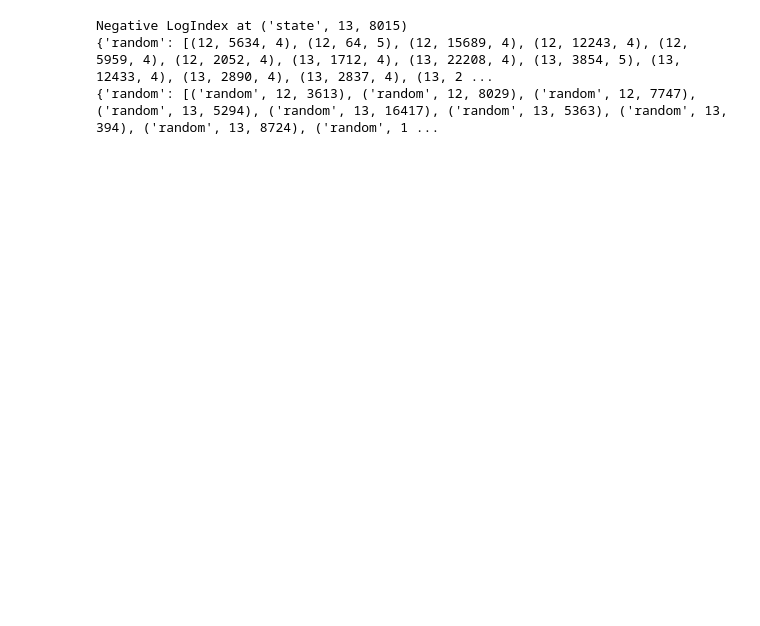
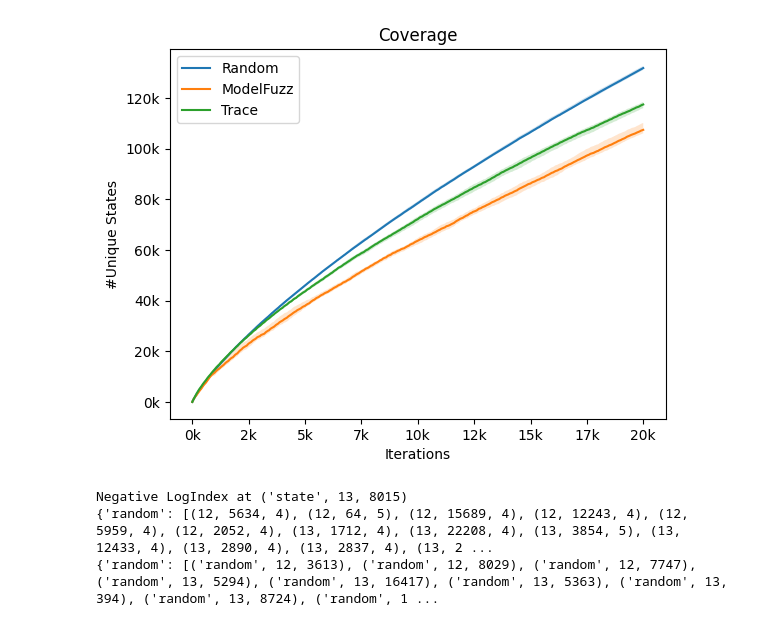
Before and after one commit to egeberkaygulcan/ratis-fuzzing, a Jupyter notebook: ratis-fuzzer/analysis.ipynb, the cells around one changed output. Saved outputs shown, nothing was run; the diff lists cells and outputs as text; code cells hidden in the pictures; blank space fills up the shorter version.

```diff
--- a/ratis-fuzzer/analysis.ipynb
+++ b/ratis-fuzzer/analysis.ipynb
@@ -42,3 +76,30 @@ Bug_iters:
+# %%
+fig, ax = plt.subplots()
+
+colors = {
+    "Random": "tab:blue",
+    "ModelFuzz": "tab:orange",
+    "Trace": "tab:green",
+}
+
+for (b, bands) in coverages_plot.items():
+    ax.plot(np.arange(len(bands[0])), bands[2], label=b, color=colors[b])
+    ax.fill_between(np.arange(len(bands[0])), bands[0], bands[1], alpha=0.2)
+
+ax.set_xlabel('Iterations')
+ax.set_ylabel('#Unique States')
+ax.set_title("Coverage")
+ax.legend()
+
+# ax.set_xticks(ax.get_xticks())
+ax.set_xticklabels([str(int(x/1000))+"k" for x in ax.get_xticks()])
+# ax.set_yticks(ax.get_yticks())
+ax.set_yticklabels([str(int(y/1000))+"k" for y in ax.get_yticks()])
+
+# plt.show()
+plt.show()
+# %% [output]
+[figure, added]
 # %%
 all_bugs = {}
 unexpected_bugs = {}
```
Also changed, not shown: parts of 3 cells of this notebook, 13 other files.
